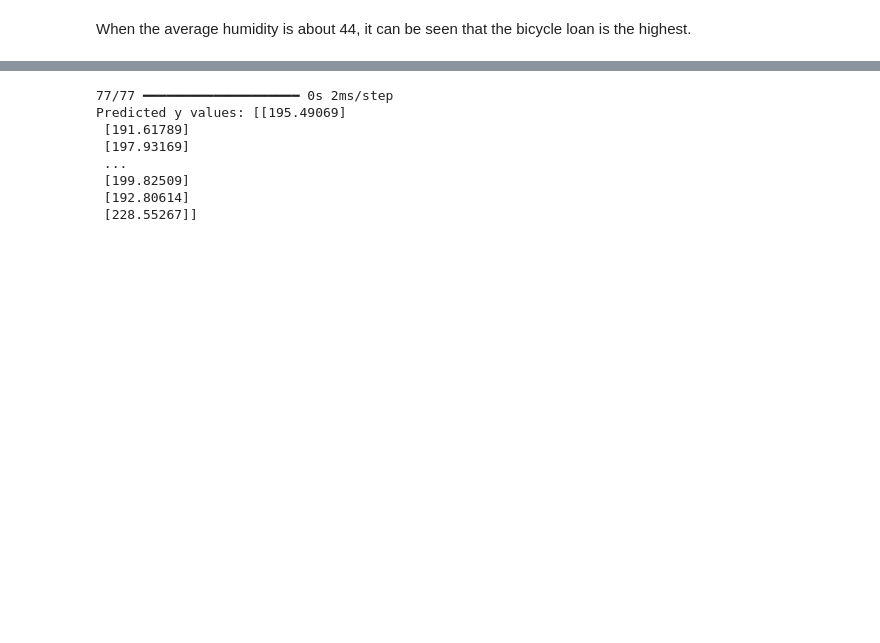
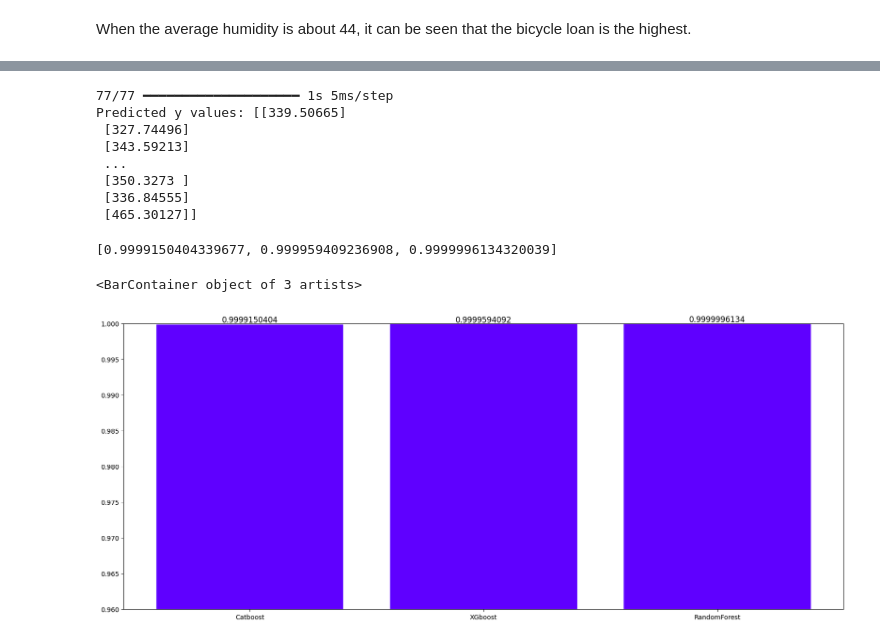
Before and after one commit to TasyaTR17/capstoneproject3, a Jupyter notebook: capstonecode.ipynb, the cells around one changed output, grey strips where cells are left out. Saved outputs shown, nothing was run; the diff lists cells and outputs as text; code cells hidden in the pictures; blank space fills up the shorter version.

```diff
--- a/capstonecode.ipynb
+++ b/capstonecode.ipynb
@@ -934,5 +817,10 @@ plt.bar(x,y,color = '#005766')
 # %% [output]
 <BarContainer object of 12 artists>
 [figure]
+# %%
+features = ["humidity", "weathersit", "holiday", "season", "atemp", "temperature", "hr", "total", "day", "year", "month"]
+x_train = train[features]
+x_test = test[features]
+y_train = train["total"]
 # %% [markdown]
 When the average humidity is about 44, it can be seen that the bicycle loan is the highest.
@@ -958,7 +846,7 @@ model.compile(optimizer='adam', loss='mean_squared_error', metrics=['mae'])
 
 # Train the model on the train data
 # early_stop = tf.keras.callbacks.EarlyStopping(monitor='val_loss', patience=10)
-history = model.fit(train, train, epochs=200, verbose = 0)
+history = model.fit(x_train, y_train, epochs=200, verbose = 0)
 
 # Predict the values of y for the test data
 y_pred = model.predict(test)
@@ -968,11 +856,11 @@ print("Predicted y values:", y_pred)
 # test_loss = model.evaluate(x_test)
 # print("Test loss:", test_loss)
 # %% [output]
-77/77 ━━━━━━━━━━━━━━━━━━━━ 0s 2ms/step
-Predicted y values: [[195.49069]
- [191.61789]
- [197.93169]
+77/77 ━━━━━━━━━━━━━━━━━━━━ 1s 5ms/step
+Predicted y values: [[339.50665]
+ [327.74496]
+ [343.59213]
  ...
- [199.82509]
- [192.80614]
- [228.55267]]
+ [350.3273 ]
+ [336.84555]
+ [465.30127]]
@@ -978,0 +879,26 @@ Predicted y values: [[195.49069]
+# %%
+cbr = CatBoostRegressor(verbose=0)
+xgbr = xgb.XGBRegressor(objective='reg:squarederror', n_estimators=100, max_depth=5)
+rfr = RandomForestRegressor()
+
+model_list = [cbr,xgbr,rfr]
+model_score = []
+for model in model_list:
+    model.fit(x_train,y_train)
+    model_score.append(model.score(x_train,y_train))
+model_score
+# %% [output]
+[0.9999150404339677, 0.999959409236908, 0.9999996134320039]
+# %%
+model_name = ["Catboost","XGboost","RandomForest"]
+plt.figure(figsize=(20,8))
+x = model_name
+y = model_score
+for i in range(len(x)):
+    height = y[i]
+    plt.text(x[i], height, '%.10f' %height, ha='center', va='bottom', size = 12)
+plt.ylim(0.96,1)
+plt.bar(x,y,color='#5F00FF')
+# %% [output]
+<BarContainer object of 3 artists>
+[figure, added]
```
Also changed, not shown: parts of 22 cells of this notebook, 5 other files.
